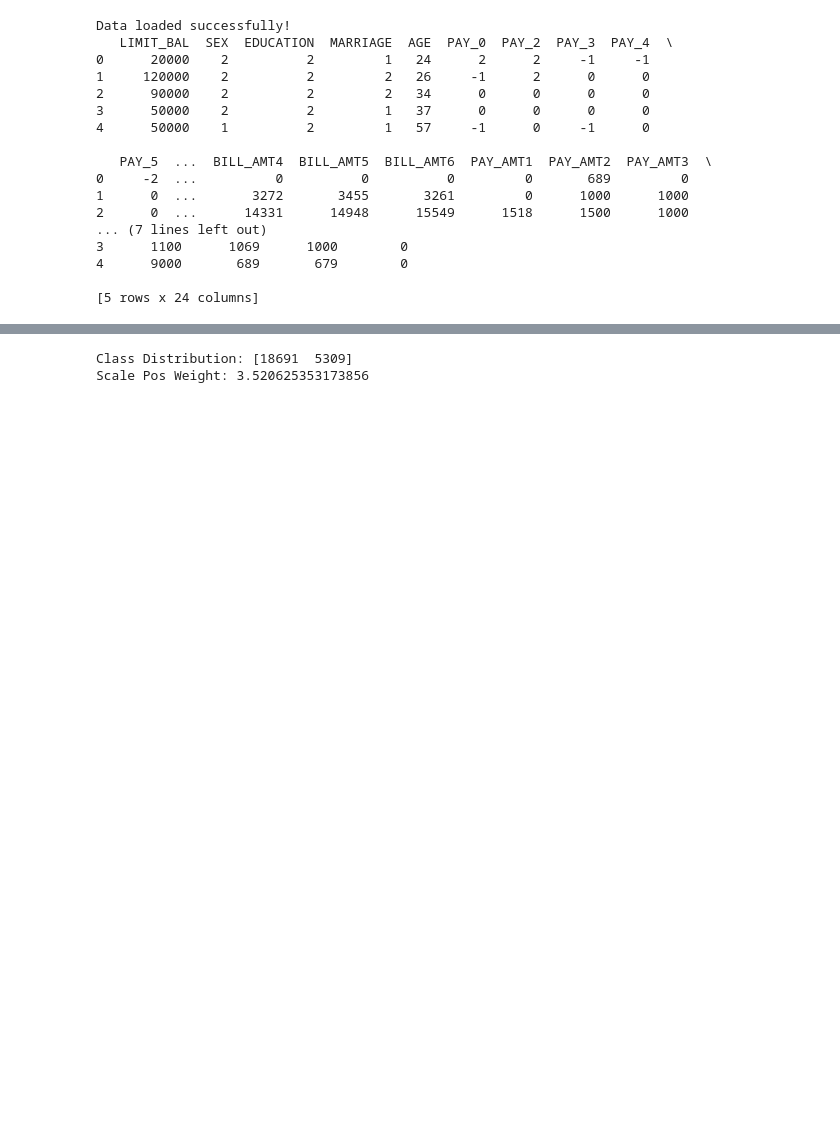
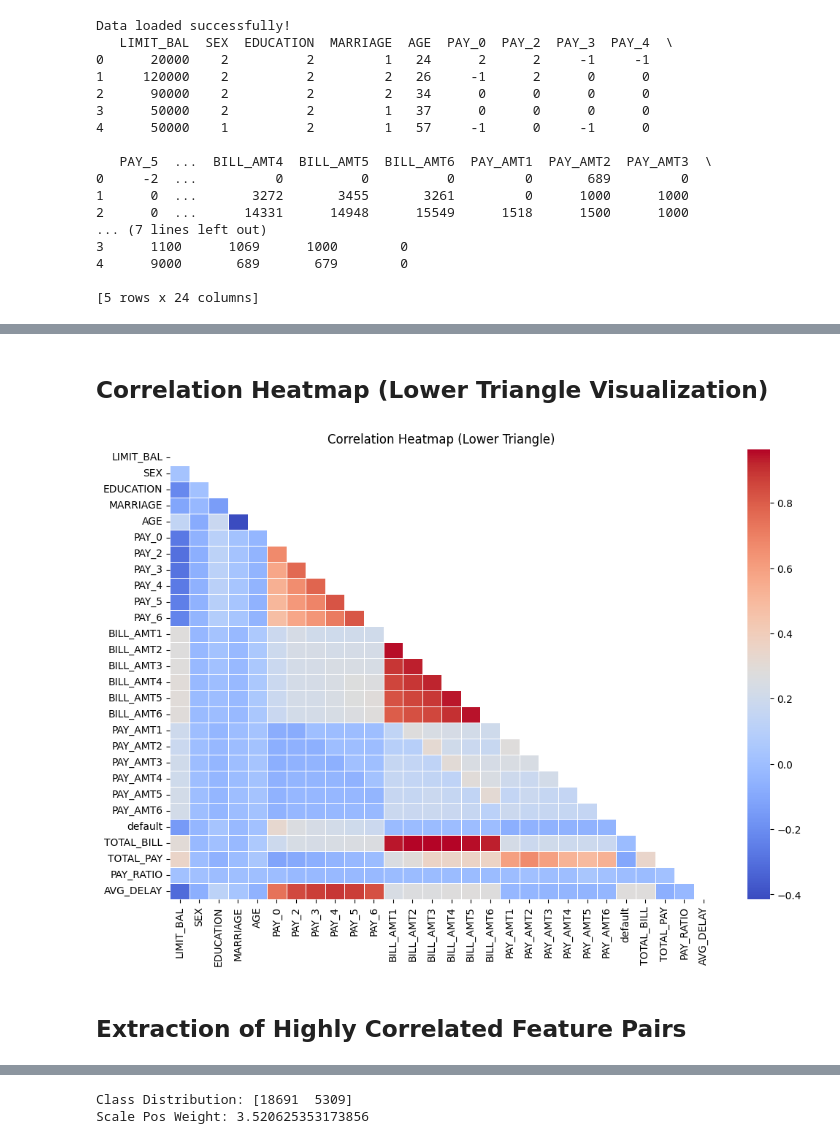
Before and after one commit to Sandesh-Ghimire/Credit-Card-Default-final, a Jupyter notebook: optimizedcode.ipynb, the cells around one changed output, grey strips where cells are left out. Saved outputs shown, nothing was run; the diff lists cells and outputs as text; code cells hidden in the pictures; blank space fills up the shorter version.

```diff
--- a/optimizedcode.ipynb
+++ b/optimizedcode.ipynb
@@ -99,0 +150,23 @@ df["AVG_DELAY"] = df[[
+# %% [markdown]
+## Correlation Heatmap (Lower Triangle Visualization)
+# %%
+plt.figure(figsize=(12,8))
+
+# Mask upper triangle
+mask = np.triu(np.ones_like(corr, dtype=bool))
+
+sns.heatmap(corr,
+            mask=mask,
+            cmap='coolwarm',
+            linewidths=0.5,
+            cbar=True)
+
+plt.title("Correlation Heatmap (Lower Triangle)")
+
+plt.savefig("triangle_heatmap.png", dpi=300, bbox_inches='tight')
+
+plt.show()
+# %% [output]
+[figure, added]
+# %% [markdown]
+## Extraction of Highly Correlated Feature Pairs
```
Also changed, not shown: parts of 57 cells of this notebook, 5 other files.
